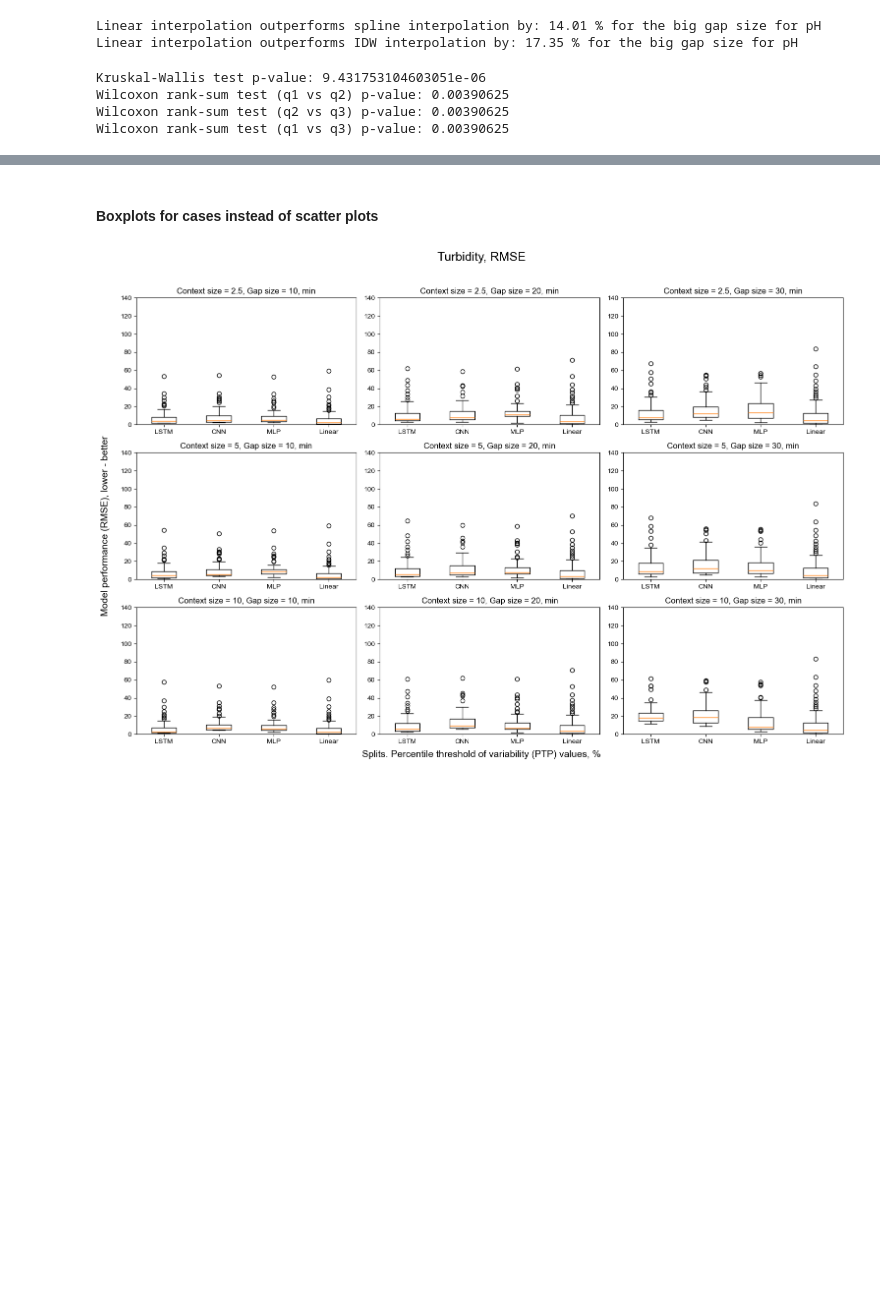
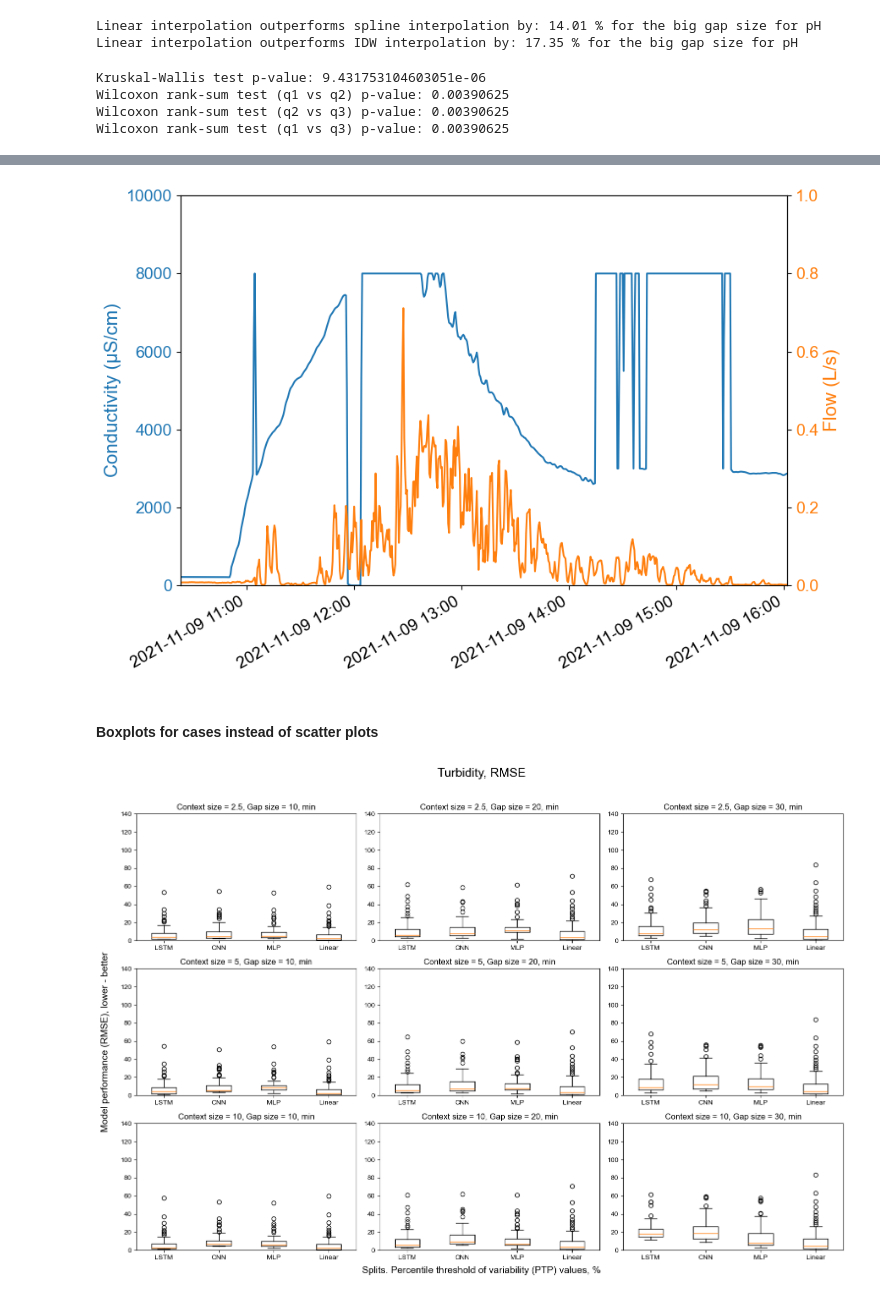
Before and after one commit to n1kraz/imputation-research, a Jupyter notebook: results/results.ipynb, the cells around one changed output, grey strips where cells are left out. Drawn from its saved outputs; the diff is of its cells as text; code cells hidden in the pictures; blank space fills up the shorter version.

```diff
--- a/results/results.ipynb
+++ b/results/results.ipynb
@@ -3025,3 +3046,46 @@ MIP: [-43.874, -20.742, 22.998, -29.344, -31.261, 5.477, -55.518, -12.802, 1.668
+# %%
+# Later, to load it back:
+with open(f"{data_path}/data_for_discussion_figure/cond_flow.pkl", "rb") as f:
+    cond_flow_data = pickle.load(f)
+
+# Shift column 'Conductivity (μS/cm)' one hour forward
+cond_flow_data['Conductivity (μS/cm)'] = cond_flow_data['Conductivity (μS/cm)'].shift(freq='1h')
+# %%
+import matplotlib.dates as mdates
+# Create the figure and the first axis
+fig, ax1 = plt.subplots(figsize=(9, 6))
+
+# Plot the first column
+ax1.plot(cond_flow_data.index, cond_flow_data['Conductivity (μS/cm)'], color='#1f77b4')
+ax1.set_ylabel('Conductivity (μS/cm)', color='#1f77b4', fontsize = 16)
+ax1.tick_params(axis='y', labelcolor='#1f77b4', labelsize = 14)
+ax1.tick_params(axis='x', labelcolor='k', labelsize = 14)
+
+# Create the second axis sharing the same x-axis
+ax2 = ax1.twinx()
+
+# Plot the second column
+ax2.plot(cond_flow_data.index, cond_flow_data['Flow (L/s)'], color='#ff7f0e')
+ax2.set_ylabel('Flow (L/s)', color='#ff7f0e', fontsize = 16)
+ax2.tick_params(axis='y', labelcolor='#ff7f0e', labelsize = 14)
+
+# Format the x-axis as dates
+ax1.xaxis.set_major_formatter(mdates.DateFormatter('%Y-%m-%d %H:%M'))
+fig.autofmt_xdate()  # Rotate date labels automatically
+
+ax1.set_xlim([pd.Timestamp('2021-11-09 10:23:00'), pd.Timestamp('2021-11-09 16:02:00')])
+ax1.set_ylim(bottom = 0, top = 10000)
+ax2.set_ylim(bottom = 0, top = 1)
+
+
+fig.tight_layout()  # To prevent overlap
+
+# Save figure
+plt.savefig(r'H:\Work\Writing in progress\3. ML paper\Figures\Fig. 8\Fig. 8 raw.png', dpi=300)
+
+plt.show()
+# %% [output]
+[figure, added]
 # %% [markdown]
 #### Boxplots for cases instead of scatter plots
 # %%
```
Also changed, not shown: parts of 6 cells of this notebook.
